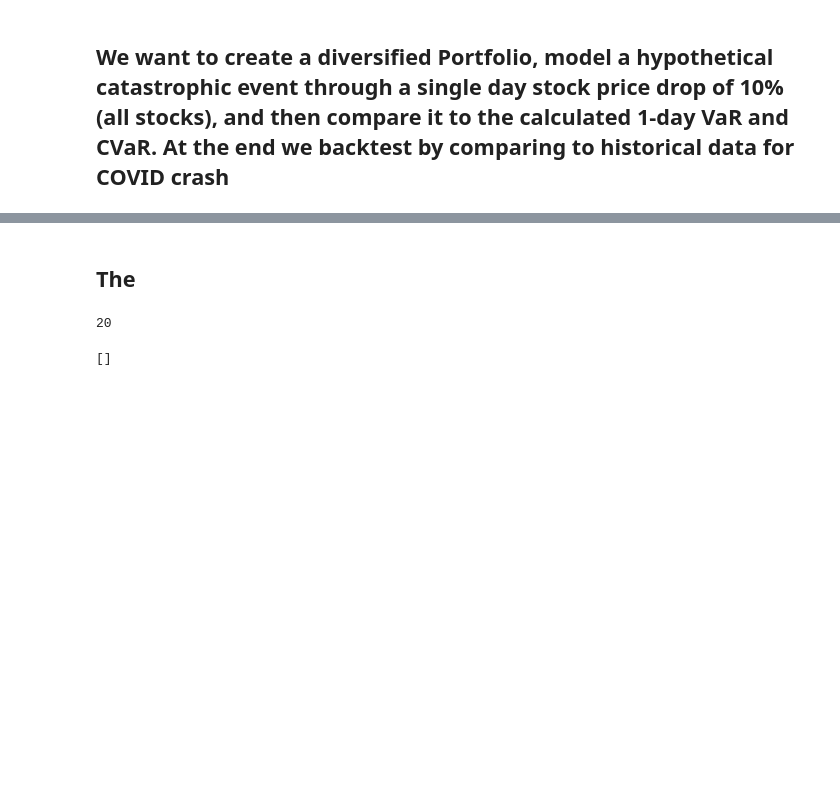
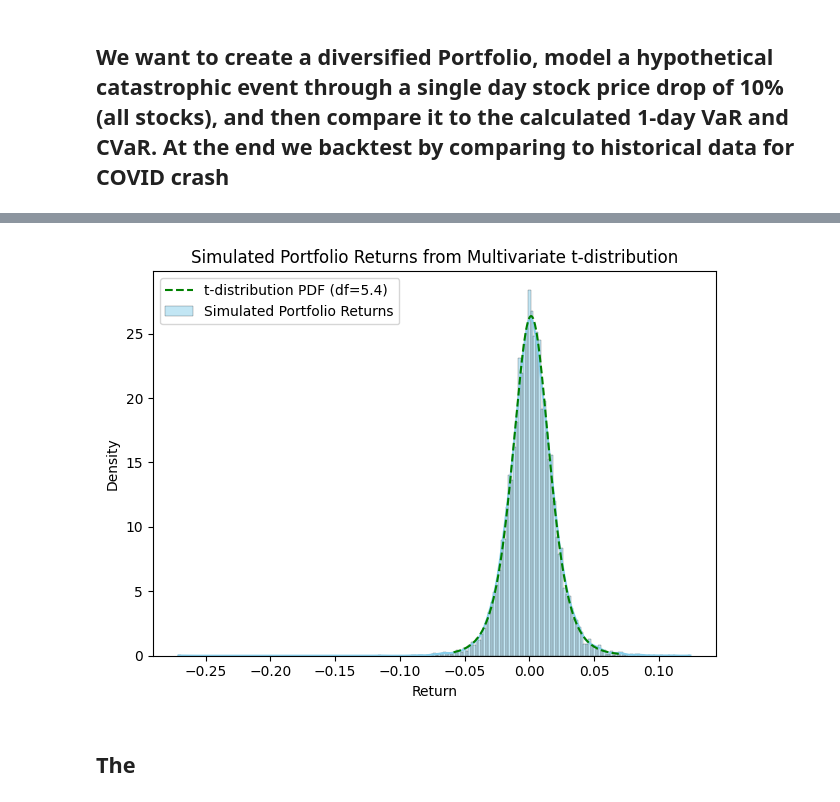
Before and after one commit to manipuppeteer/Finance-Projects, a Jupyter notebook: Stess_Test.ipynb, the cells around one changed output, grey strips where cells are left out. Cells and saved outputs as stored; diff of their text form; code cells hidden in the pictures; blank space fills up the shorter version.

Commit message:
Predictions with actual data compared

```diff
--- a/Stess_Test.ipynb
+++ b/Stess_Test.ipynb
@@ -114,13 +138,33 @@ np.float64(0.99914)
+# %%
+n_samples = 10000
+
+  # degrees of freedom for the t-distribution
+# mean vector and covariance matrix from your return data
+mean_vec = returns.mean().values           # shape: (n_assets,)
+cov_matrix = returns.cov().values          # shape: (n_assets, n_assets)
+n_assets = len(mean_vec)
+np.random.seed(42)  # for reproducibility
+# === Step 2: Simulate from multivariate normal ===
+z = np.random.multivariate_normal(mean=mean_vec, cov=cov_matrix, size=n_samples)  # shape: (n_samples, n_assets)
+
+# === Step 3: Scale by sqrt of Gamma to get t-distribution ===
+g = np.random.gamma(df / 2., 2. / df, size=n_samples)  # shape: (n_samples,)
+scaling = np.sqrt(g)[:, None]  # reshape for broadcasting
+
+# Simulate multivariate t
+mvt_samples = mean_vec + (z - mean_vec) / scaling  # shape: (n_samples, n_assets)
+
+portfolio_returns_mvt = mvt_samples.dot(weights)
+df, loc, scale = t.fit(portfolio_returns_mvt)
+sns.histplot(portfolio_returns_mvt, kde=True, stat='density', color='skyblue', label='Simulated Portfolio Returns')
+plt.plot(x, t.pdf(x, df, loc=loc, scale=scale), 'g--', label=f't-distribution PDF (df={df:.1f})')
+plt.title('Simulated Portfolio Returns from Multivariate t-distribution')
+plt.xlabel('Return')
+plt.ylabel('Density')
+plt.legend()
+plt.tight_layout()
+plt.show()
+# %% [output]
+[figure, added]
 # %% [markdown]
 ## The
-# %%
-def sum_mul(n, m):
-    return sum([i*n for i in range(1,(m//n)+1)]) if n>0 and m>0 else 'INVALID'
-sum_mul(2,9)
-# %% [output]
-20
-# %%
-s=[1,2,3,4,5]
-s[2:2]
-# %% [output]
-[]
```
Also changed, not shown: parts of 13 cells of this notebook.
